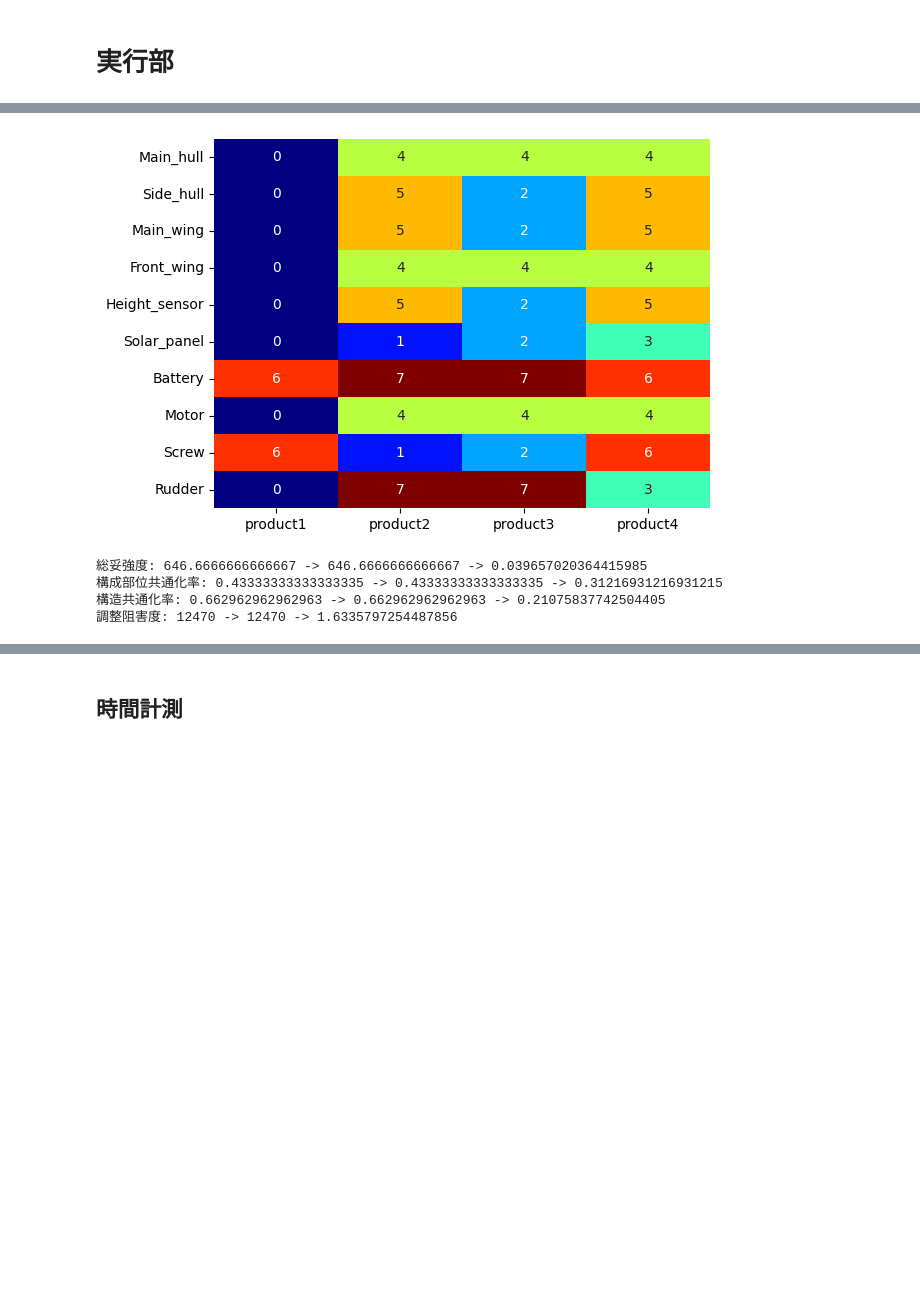
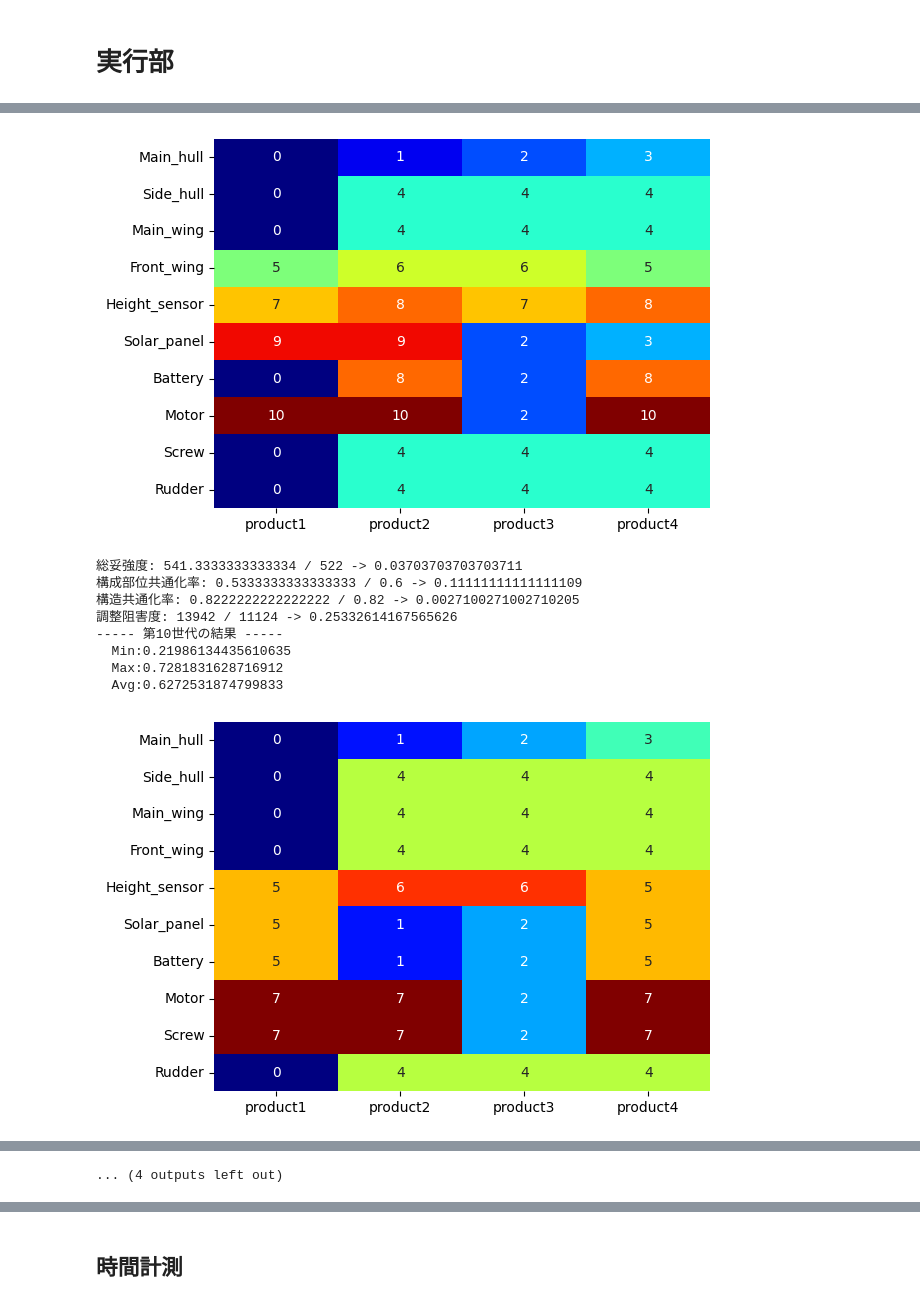
Before and after one commit to pippi12/architecture, a Jupyter notebook: modulardesign.ipynb, the cells around one changed output, grey strips where cells are left out. Drawn from its saved outputs; the diff is of its cells as text; code cells hidden in the pictures; blank space fills up the shorter version.

```diff
--- a/modulardesign.ipynb
+++ b/modulardesign.ipynb
@@ -676,3 +810,17 @@ class Gene():
         self.check_chromosome()
 
         return
+# %%
+pf = ProductFamily()
+pf.visualize_dsm()
+# pf.df_dsms[1]
+# g = Gene(pf)
+# g.common_dp_list()
+# g.common_cp_list()
+# g.module_list()
+# g.visualize_module_list()
+# g.calc_total_compromise_degree()
+# print(g.chromosome)
+# print(g.common_dp)
+# print(g.common_cp)
+# print(g.modules)
@@ -952,60 +1232,30 @@ class EvolutionaryAlgorithm():
 # %% [markdown]
 # 実行部
 # %%
-# 0:個別，1:共通として，共通部は１構成部位に対して１つにする方法
-# 制約（藤田先生の論文参照）に違反する遺伝子は排除する？
-
-
-# 共通化される構成部位の組み合わせペアを表示する
-def check_common_pair(pf, ga):
-    for i, c in enumerate(ga.chromosome):
-        if c == 1:
-            icp = math.floor(float(i) / math.comb(pf.n_pr, 2))+1
-            icmb = i % math.comb(pf.n_pr, 2) + 1
-            iprs = cf.comb_index(icmb,pf.n_pr)
-            print('構成部位' + str(icp) + ', 製品' + str(iprs[0]) + ' x 製品' + str(iprs[1]))
-    return
-
-# 一時的な処置．難しい組み合わせで検証できるようにしている
-def sousa(ga):
-    #1
-    ga.chromosome[0]=1 #1x2
-    ga.chromosome[1]=0 #1x3
-    ga.chromosome[2]=0 #1x4
-    ga.chromosome[3]=0 #2x3
-    ga.chromosome[4]=0 #2x4
-    ga.chromosome[5]=1 #3x4
-    #2
-    ga.chromosome[6]=0 #1x2
-    ga.chromosome[7]=1 #1x3
-    ga.chromosome[8]=0 #1x4
-    ga.chromosome[9]=0 #2x3
-    ga.chromosome[10]=1 #2x4
-    ga.chromosome[11]=1 #3x4
-    return
-
 cf = CommonFunctions()
 pf = ProductFamily()
+
 pc = 1.0
 pm = 0
-lmbd = 300
-mu = 150
+lmbd = 200
+mu = 100
 
 k_tcd = 1#5#10
 k_pcr = 1#4000#10
 k_scr = 1#500#100#1
 k_inh = 1#0.1#0.5
 
-goal_tcd = 622
-goal_pcr = 0.63
-goal_scr = 0.84
-goal_inh =4735
+goal_tcd = 522#622
+goal_pcr = 0.6#0.63
+goal_scr = 0.82#0.84
+goal_inh = 11124#4735
 
-nrep = 100
+nrep = 800
 
 import time
 start = time.perf_counter()
 ga = EvolutionaryAlgorithm(pf,pc,pm,lmbd,mu,k_tcd,k_pcr,k_scr,k_inh,goal_tcd,goal_pcr,goal_scr,goal_inh,nrep)
+%matplotlib inline
 ga.calculation()
 print("elapsed_time = {0} sec".format(time.perf_counter()-start))
 # %% [output]
@@ -1027,5 +1266,10 @@ Rudder                0         7         7         3
-[figure, old version]
+[figure, new version]
-総妥強度: 646.6666666666667 -> 646.6666666666667 -> 0.039657020364415985
-構成部位共通化率: 0.43333333333333335 -> 0.43333333333333335 -> 0.31216931216931215
-構造共通化率: 0.662962962962963 -> 0.662962962962963 -> 0.21075837742504405
-調整阻害度: 12470 -> 12470 -> 1.6335797254487856
+総妥強度: 541.3333333333334 / 522 -> 0.03703703703703711
+構成部位共通化率: 0.5333333333333333 / 0.6 -> 0.11111111111111109
+構造共通化率: 0.8222222222222222 / 0.82 -> 0.0027100271002710205
+調整阻害度: 13942 / 11124 -> 0.25332614167565626
+----- 第10世代の結果 -----
+  Min:0.21986134435610635
+  Max:0.7281831628716912
+  Avg:0.6272531874799833
+[figure, added]
@@ -1031,0 +1312 @@ Rudder                0         7         7         3
+... (4 outputs left out)
```
Also changed, not shown: parts of 11 cells of this notebook, 35 other files.
